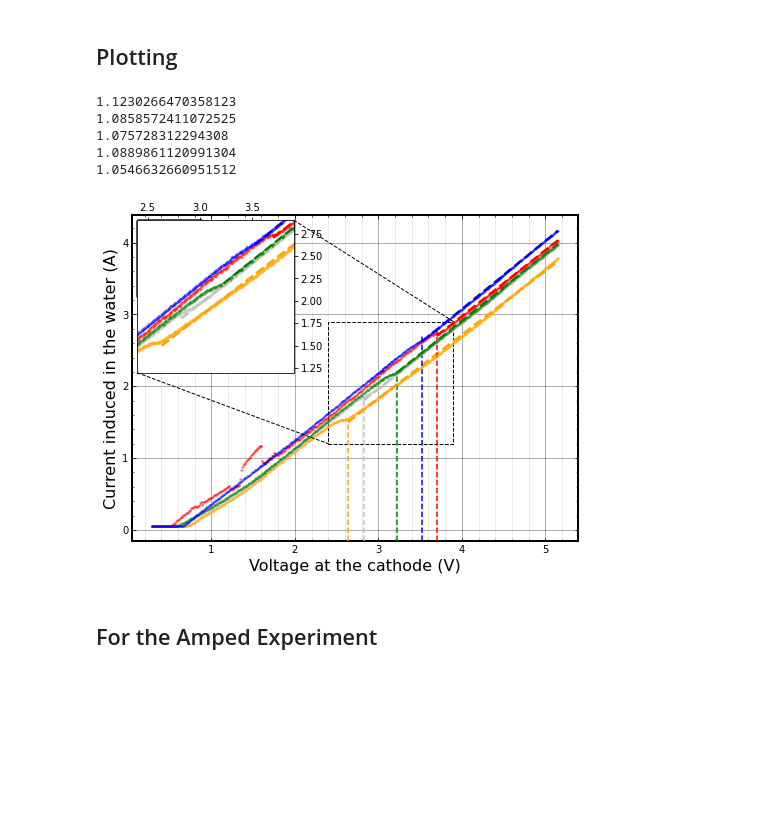
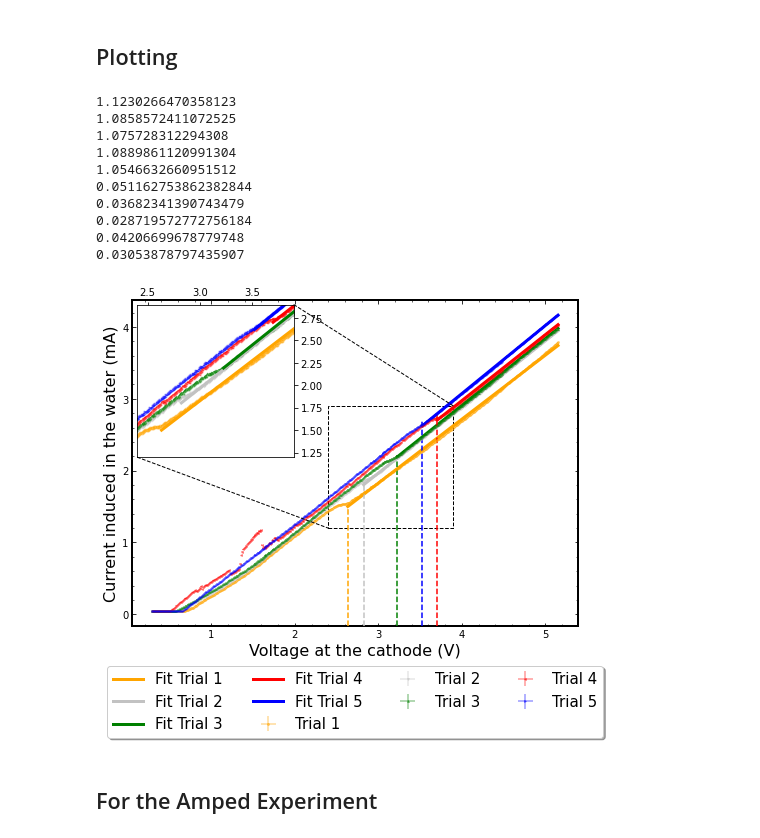
Before and after one commit to hexaquarks/PHYS339, a Jupyter notebook: LabFinal.ipynb, the cells around one changed output. Saved outputs shown, nothing was run; the diff lists cells and outputs as text; code cells hidden in the pictures; blank space fills up the shorter version.

```diff
--- a/LabFinal.ipynb
+++ b/LabFinal.ipynb
@@ -349,20 +349,21 @@ for i in range(SAMPLES):
   fit_ys = [linearFit(x, popt[0], popt[1]) for x in xLinspace]
 
   ## plot the linear fit
-  ax.plot(xLinspace, fit_ys, linewidth=2.5, color = FIGURE_COLORS[i], linestyle='--')
-  axins.plot(xLinspace, fit_ys,  linewidth=2.5, color = FIGURE_COLORS[i], linestyle='--')
+  ax.plot(xLinspace, fit_ys, linewidth=3, color = FIGURE_COLORS[i], linestyle='-',
+          label=f'Fit ' + f'{LABEL[i]}')
+  axins.plot(xLinspace, fit_ys,  linewidth=3, color = FIGURE_COLORS[i], linestyle='-')
 
 
 ax.set_xlabel('Voltage at the cathode (V)', fontsize=16)
-ax.set_ylabel('Current induced in the water (A)', fontsize = 16)
+ax.set_ylabel('Current induced in the water (mA)', fontsize = 16)
 
 ax.legend(loc="lower right", fontsize=9.5)
 
 for ax in [ax]:
   ax.patch.set_edgecolor('black')
   ax.patch.set_linewidth('2')
-  ax.grid(b=True, which='major', color='black', alpha=0.4, linestyle='-')
-  ax.grid(b=True, which='minor', axis='x', color='black', linestyle='-', alpha=0.1)
+  # ax.grid(b=True, which='major', color='black', alpha=0.4, linestyle='-')
+  # ax.grid(b=True, which='minor', axis='x', color='black', linestyle='-', alpha=0.1)
   ax.minorticks_on()
 
 
@@ -374,34 +375,48 @@ axins.xaxis.tick_top()
 mark_inset(ax,axins,loc1=3,loc2=1, linewidth=1, linestyle='--')
 axins.yaxis.tick_right()
 
 ## Plotting maximum occuring line
 # ax.axvline(x=130,ymin=0, ymax=(maxValue/(850/650)), linestyle='--',color="red")
 # axins.axvline(x=130, linestyle='--',color="red")
 
 ## ticks
 ax.tick_params(axis='y',which='both',
                direction="in",right=True)
 ax.tick_params(axis='x', which='both',
                direction="in", top=True,bottom=True)
 
 ## legend
 legend = ax.legend()
 legend.get_frame().set_linewidth(1.7)
 legend.get_frame().set_edgecolor("black")
+ax.legend(loc='upper center', bbox_to_anchor=(0.5, -0.1),
+          ncol=4, fancybox=True, shadow=True, fontsize=15)
 # plt.show()
 
 print(fitResistances[0][0])
 print(fitResistances[1][0])
 print(fitResistances[2][0])
 print(fitResistances[3][0])
 print(fitResistances[4][0])
+
+
+print(fitResistances[0][1])
+print(fitResistances[1][1])
+print(fitResistances[2][1])
+print(fitResistances[3][1])
+print(fitResistances[4][1])
 # %% [output]
 1.1230266470358123
 1.0858572411072525
 1.075728312294308
 1.0889861120991304
 1.0546632660951512
+0.051162753862382844
+0.03682341390743479
+0.028719572772756184
+0.04206699678779748
+0.03053878797435907
-[figure, old version]
+[figure, new version]
 # %% [markdown]
 ## For the Amped Experiment
 # %%
```
Also changed, not shown: parts of 8 cells of this notebook.
